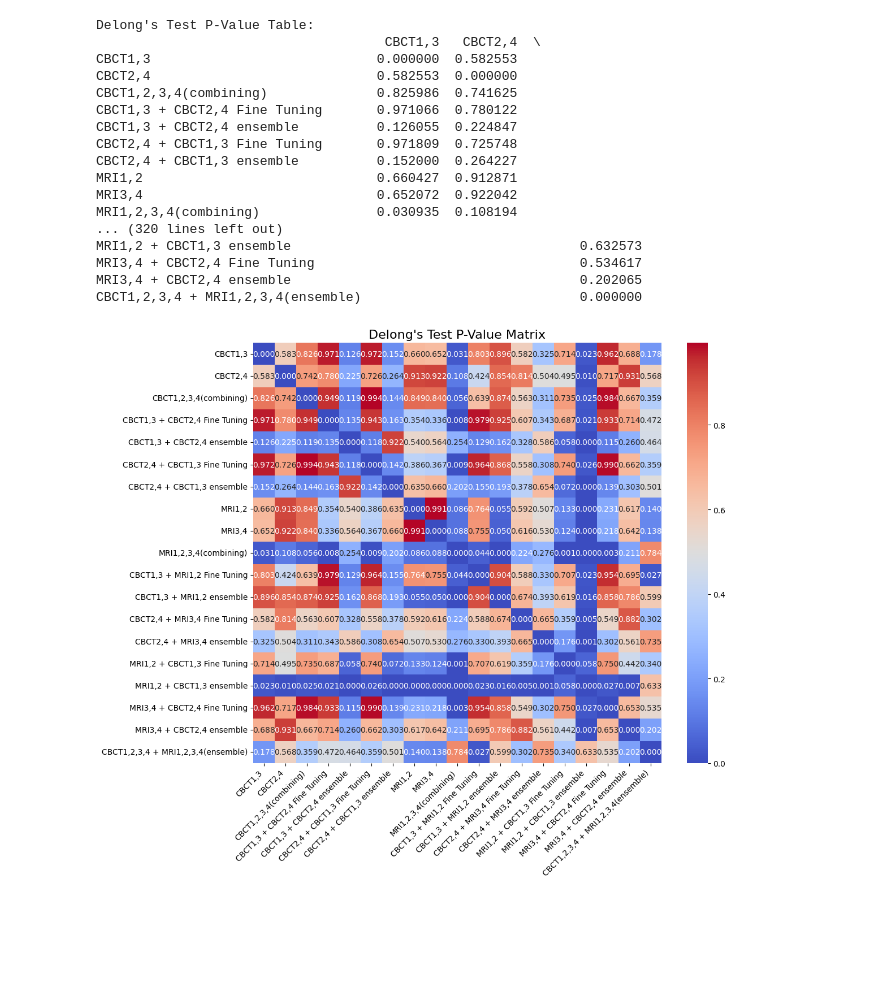
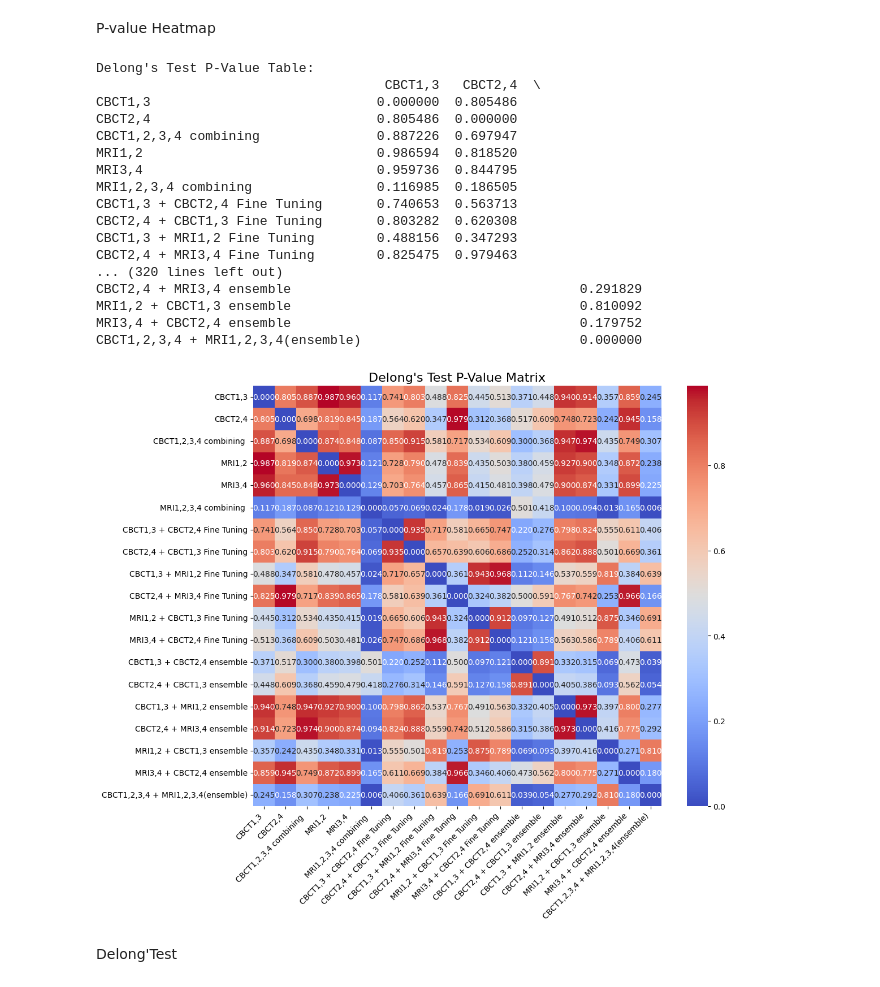
Before and after one commit to seongwoojang1123/Improved-Diagnostic-Accuracy-of-TMJ-Osteoarthritis-through-Machine-Learning-Integration-of-CBCT-MRI, a Jupyter notebook: 6_Case_Delong's_test.ipynb, the cells around one changed output. Cells and saved outputs as stored; diff of their text form; code cells hidden in the pictures; blank space fills up the shorter version.

```diff
--- a/6_Case_Delong's_test.ipynb
+++ b/6_Case_Delong's_test.ipynb
@@ -1,5 +1,7 @@
 # %% [markdown]
 <a href="https://colab.research.google.com/github/seongwoojang1123/TMJ-osteoarthritis-diagnosis-/blob/main/6_Case_Delong's_test.ipynb" target="_parent"><img src="https://colab.research.google.com/assets/colab-badge.svg" alt="Open In Colab"/></a>
+# %% [markdown]
+P-value Heatmap
 # %%
 import numpy as np
 import pandas as pd
@@ -10,29 +12,29 @@ import seaborn as sns
 
 # AUROC 데이터 입력
 auroc_data = {
-    "CBCT1,3": [0.6763, 0.7271, 0.7847],
-    "CBCT2,4": [0.7399, 0.7611, 0.7885],
-    "CBCT1,2,3,4(combining)": [0.7208, 0.7373, 0.7711],
-    "CBCT1,3 + CBCT2,4 Fine Tuning": [None, 0.7441, 0.7721],
-    "CBCT1,3 + CBCT2,4 ensemble": [None, 0.8279, 0.8563],
-    "CBCT2,4 + CBCT1,3 Fine Tuning": [None, 0.7318, 0.7757],
-    "CBCT2,4 + CBCT1,3 ensemble": [None, 0.8247, 0.8494],
-    "MRI1,2": [0.6906, None, 0.8246],
-    "MRI3,4": [0.6901, None, 0.8265],
-    "MRI1,2,3,4(combining)": [0.7979, None, 0.9081],
-    "CBCT1,3 + MRI1,2 Fine Tuning": [0.6277, 0.6623, 0.8507],
-    "CBCT1,3 + MRI1,2 ensemble": [None, 0.8167, 0.7109],
-    "CBCT2,4 + MRI3,4 Fine Tuning": [None, 0.7246, 0.8525],
-    "CBCT2,4 + MRI3,4 ensemble": [None, 0.7672, 0.8588],
-    "MRI1,2 + CBCT1,3 Fine Tuning": [None, 0.7295, 0.7371],
-    "MRI1,2 + CBCT1,3 ensemble": [None, 0.8141, 0.4029],
-    "MRI3,4 + CBCT2,4 Fine Tuning": [None, 0.7501, 0.7559],
-    "MRI3,4 + CBCT2,4 ensemble": [None, 0.7091, 0.8507],
-    "CBCT1,2,3,4 + MRI1,2,3,4(ensemble)": [0.7821, 0.7871, None],
+    "CBCT1,3": [0.768, 0.771],
+    "CBCT2,4": [0.781, 0.787],
+    "CBCT1,2,3,4 combining ": [0.756, 0.766],
+    "MRI1,2": [0.706, 0.835],
+    "MRI3,4": [0.718, 0.827],
+    "MRI1,2,3,4 combining ": [0.830, 0.881],
+    "CBCT1,3 + CBCT2,4 Fine Tuning": [0.742, 0.757],
+    "CBCT2,4 + CBCT1,3 Fine Tuning": [0.737, 0.772],
+    "CBCT1,3 + MRI1,2 Fine Tuning": [0.655, 0.799],
+    "CBCT2,4 + MRI3,4 Fine Tuning": [0.726, 0.839],
+    "MRI1,2 + CBCT1,3 Fine Tuning": [0.714, 0.731],
+    "MRI3,4 + CBCT2,4 Fine Tuning": [0.717, 0.742],
+    "CBCT1,3 + CBCT2,4 ensemble": [0.809, 0.832],
+    "CBCT2,4 + CBCT1,3 ensemble": [0.795, 0.831],
+    "CBCT1,3 + MRI1,2 ensemble": [0.801, 0.729],
+    "CBCT2,4 + MRI3,4 ensemble": [0.667, 0.859],
+    "MRI1,2 + CBCT1,3 ensemble": [0.798, 0.627],
+    "MRI3,4 + CBCT2,4 ensemble": [0.709, 0.851],
+    "CBCT1,2,3,4 + MRI1,2,3,4(ensemble)": [0.826, 0.568],
 }
 
 # AUROC 데이터를 DataFrame으로 변환
-auroc_df = pd.DataFrame(auroc_data, index=["1st", "2nd Crop", "3rd NEW Image"]).T
+auroc_df = pd.DataFrame(auroc_data, index=["Baseline", "NEW Images"]).T
 
 # Delong's Test 계산 함수
 def delongs_test(auroc1, auroc2, n=100):
@@ -59,44 +61,46 @@ for i, j in combinations(range(n_cases), 2):
             np.mean(auroc_values[j, valid_indices]),
         )
         p_value_matrix[j, i] = p_value_matrix[i, j]
 
 p_value_df = pd.DataFrame(p_value_matrix, index=cases, columns=cases)
 
 # p-value 테이블 출력
 print("Delong's Test P-Value Table:")
 print(p_value_df)
 
 # p-value 테이블 저장
 p_value_df.to_csv("Delongs_Test_P_Value_Matrix.csv")
 
 # p-value 히트맵 시각화
 plt.figure(figsize=(12, 10))
 sns.heatmap(p_value_df, annot=True, fmt=".3f", cmap="coolwarm", cbar=True,
             xticklabels=p_value_df.columns, yticklabels=p_value_df.index)
 plt.title("Delong's Test P-Value Matrix", fontsize=16)
 plt.xticks(rotation=45, ha="right", fontsize=10)
 plt.yticks(fontsize=10)
 plt.tight_layout()
 
 # 히트맵 저장
 plt.savefig("Delongs_Test_P_Value_Heatmap.png")
 plt.show()
 # %% [output]
 Delong's Test P-Value Table:
                                      CBCT1,3   CBCT2,4  \
-CBCT1,3                             0.000000  0.582553
-CBCT2,4                             0.582553  0.000000
-CBCT1,2,3,4(combining)              0.825986  0.741625
-CBCT1,3 + CBCT2,4 Fine Tuning       0.971066  0.780122
-CBCT1,3 + CBCT2,4 ensemble          0.126055  0.224847
-CBCT2,4 + CBCT1,3 Fine Tuning       0.971809  0.725748
-CBCT2,4 + CBCT1,3 ensemble          0.152000  0.264227
-MRI1,2                              0.660427  0.912871
-MRI3,4                              0.652072  0.922042
-MRI1,2,3,4(combining)               0.030935  0.108194
+CBCT1,3                             0.000000  0.805486
+CBCT2,4                             0.805486  0.000000
+CBCT1,2,3,4 combining               0.887226  0.697947
+MRI1,2                              0.986594  0.818520
+MRI3,4                              0.959736  0.844795
+MRI1,2,3,4 combining                0.116985  0.186505
+CBCT1,3 + CBCT2,4 Fine Tuning       0.740653  0.563713
+CBCT2,4 + CBCT1,3 Fine Tuning       0.803282  0.620308
+CBCT1,3 + MRI1,2 Fine Tuning        0.488156  0.347293
+CBCT2,4 + MRI3,4 Fine Tuning        0.825475  0.979463
 ... (320 lines left out)
-MRI1,2 + CBCT1,3 ensemble                                     0.632573
-MRI3,4 + CBCT2,4 Fine Tuning                                  0.534617
-MRI3,4 + CBCT2,4 ensemble                                     0.202065
+CBCT2,4 + MRI3,4 ensemble                                     0.291829
+MRI1,2 + CBCT1,3 ensemble                                     0.810092
+MRI3,4 + CBCT2,4 ensemble                                     0.179752
 CBCT1,2,3,4 + MRI1,2,3,4(ensemble)                            0.000000
-[figure, old version]
+[figure, new version]
+# %% [markdown]
+Delong'Test
```
Also changed, not shown: parts of 4 cells of this notebook.
